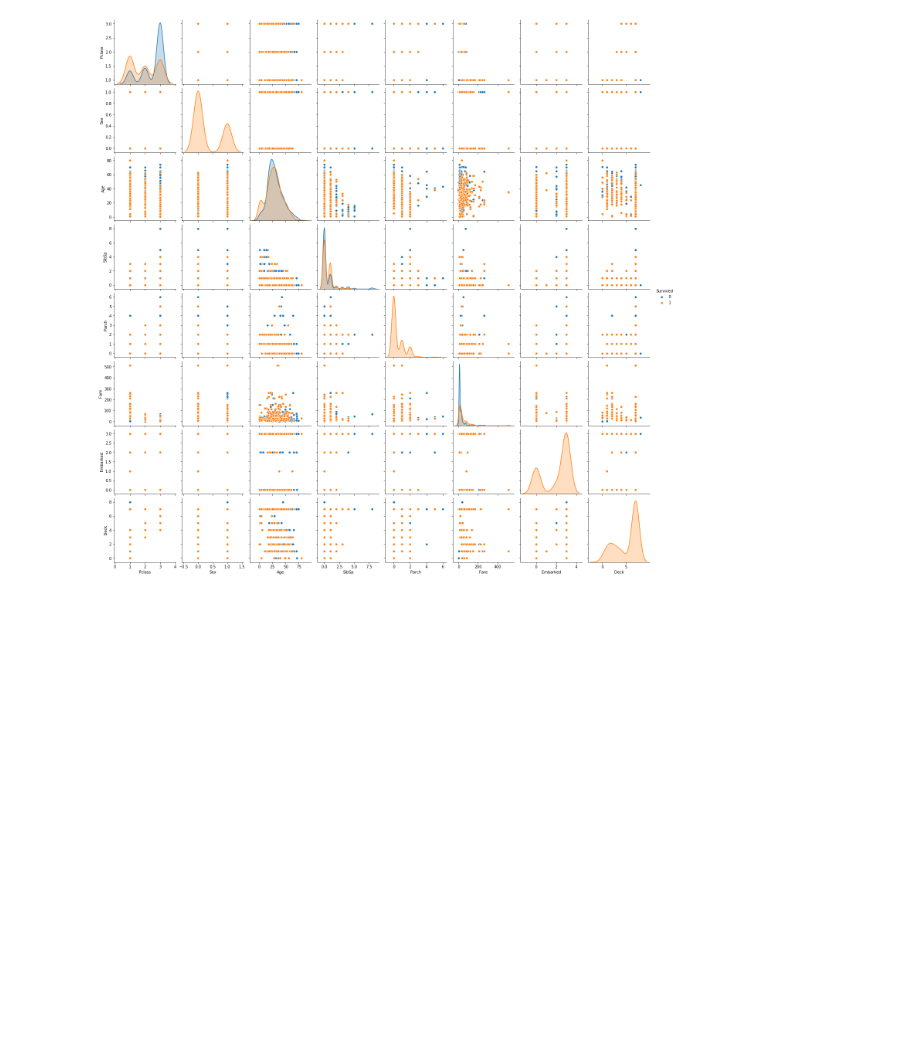
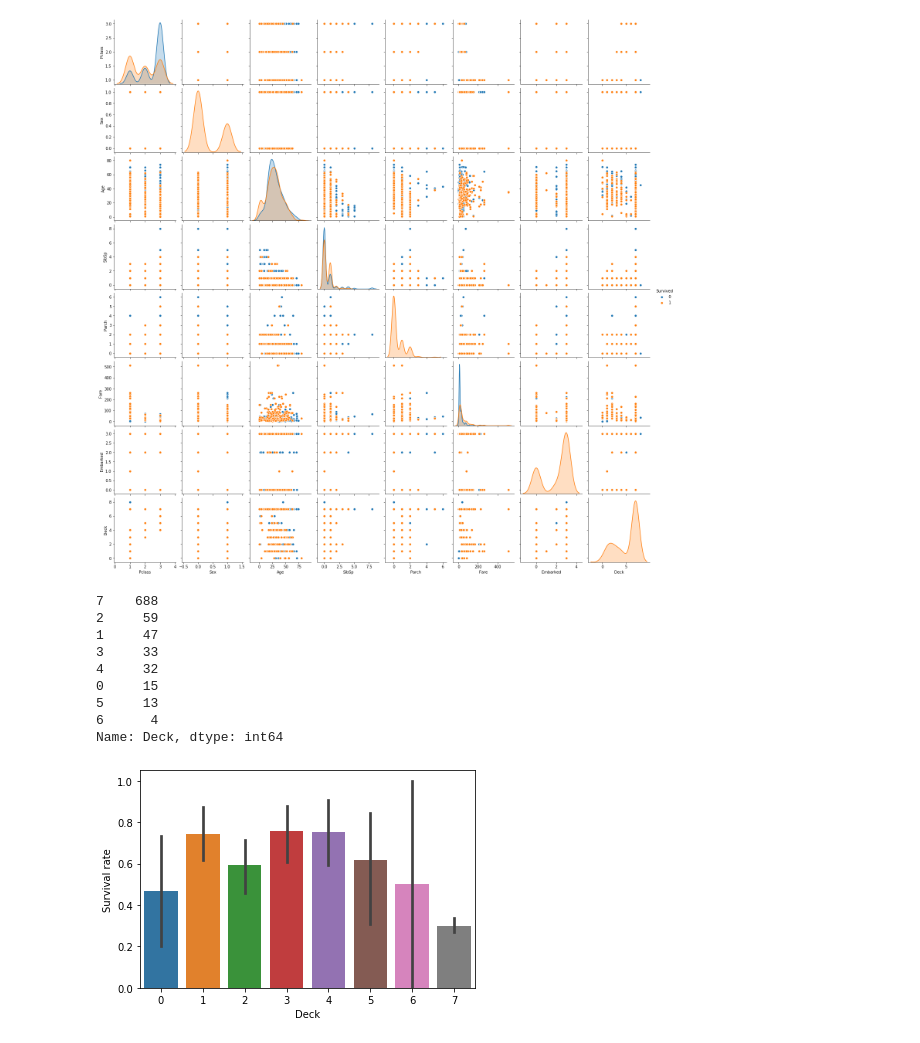
Before and after one commit to zansibal/kaggle, a Jupyter notebook: titanic/eda.ipynb, the cells around one changed output. Cells and saved outputs as stored; diff of their text form; code cells hidden in the pictures; blank space fills up the shorter version.

```diff
--- a/titanic/eda.ipynb
+++ b/titanic/eda.ipynb
@@ -63,3 +69,20 @@ sns.pairplot(df, hue='Survived')
 # %% [output]
 <seaborn.axisgrid.PairGrid at 0x...>
 [figure]
+# %%
+sns.barplot(x='Deck', y='Survived', data=df).set_ylabel('Survival rate')
+# Survival rate seem to be very high for almost all decks (0 is A, 6 is G, 7 is nan)
+# Maybe deck is known mostly by interviewing survivors, so by there being a deck is good sign (except lowest)
+# Should create categories Known and Unknown for cabin instead
+df['Deck'].value_counts()
+# %% [output]
+7    688
+2     59
+1     47
+3     33
+4     32
+0     15
+5     13
+6      4
+Name: Deck, dtype: int64
+[figure, added]
```
Also changed, not shown: parts of 11 cells of this notebook, 3 other files.
